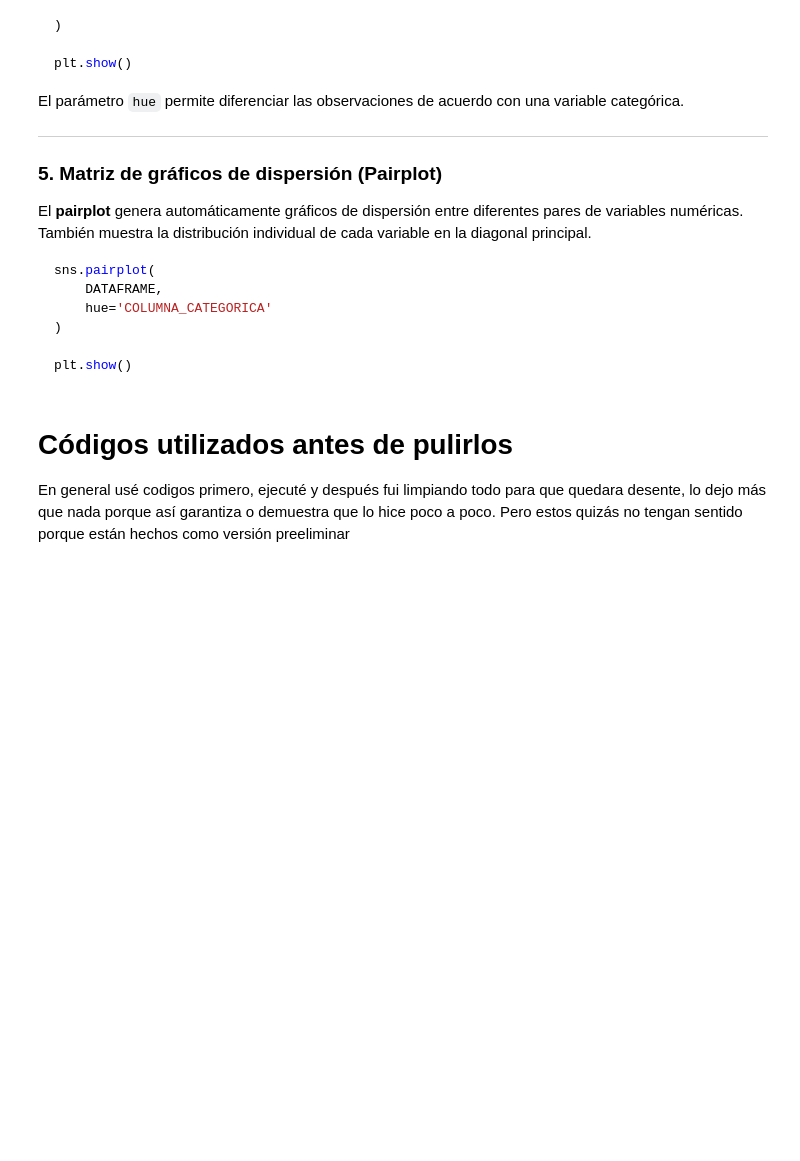
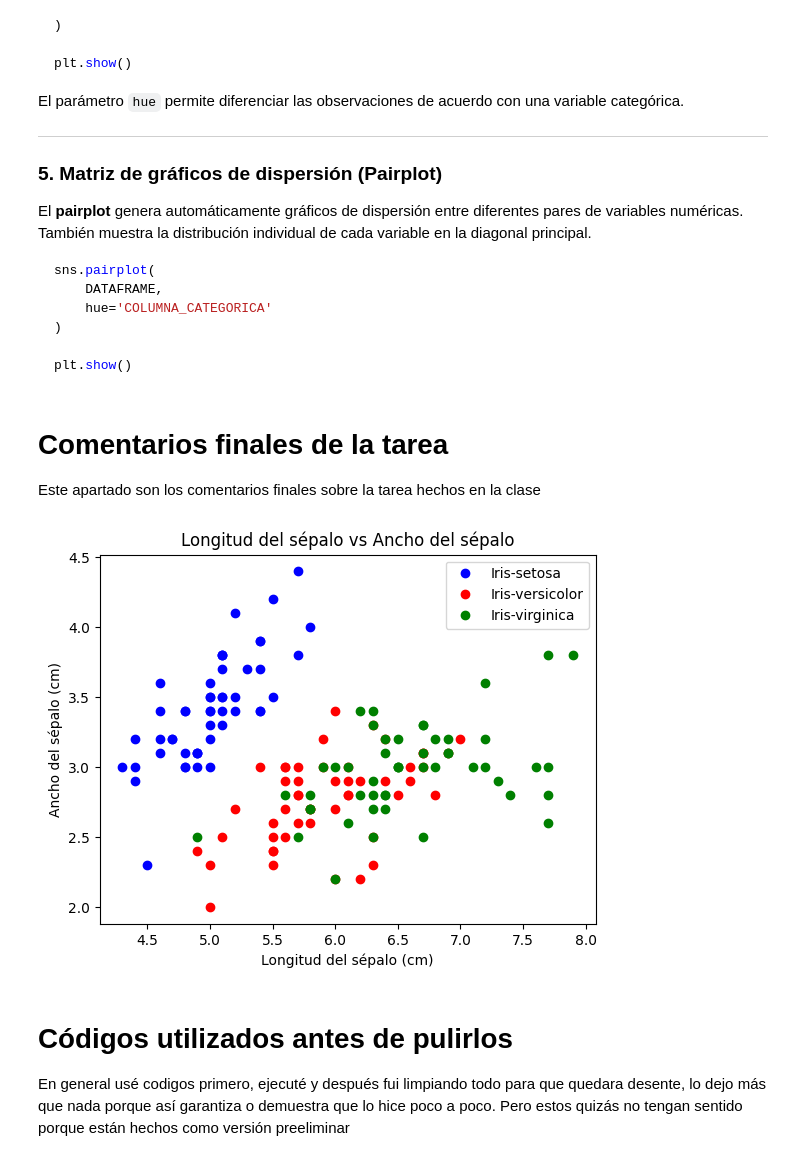
Before and after one commit to jorgexm20-sketch/data-science-physics, a Jupyter notebook: exercises/exercise-01-iris-descriptive-analysis.ipynb, the cells around one changed output. Saved outputs shown, nothing was run; the diff lists cells and outputs as text; code cells hidden in the pictures; blank space fills up the shorter version.

Commit message:
Clase 04/09/2026

````diff
--- a/exercises/exercise-01-iris-descriptive-analysis.ipynb
+++ b/exercises/exercise-01-iris-descriptive-analysis.ipynb
@@ -447,6 +447,18 @@ sns.pairplot(
 
 plt.show()
 ```
+# %% [markdown]
+# Comentarios finales de la tarea
+Este apartado son los comentarios finales sobre la tarea hechos en la clase
+# %%
+for i in range(3):
+    plt.plot(longitud_sepalo[i], ancho_sepalo[i], 'o', color = colores[i], label = iris_type[i])
+    plt.title("Longitud del sépalo vs Ancho del sépalo")
+    plt.xlabel("Longitud del sépalo (cm)")
+    plt.ylabel("Ancho del sépalo (cm)")
+    plt.legend(loc = "best")
+# %% [output]
+[figure, added]
 # %% [markdown]
 # Códigos utilizados antes de pulirlos
 En general usé codigos primero, ejecuté y después fui limpiando todo para que quedara desente, lo dejo más que nada porque así garantiza o demuestra que lo hice poco a poco. Pero estos quizás no tengan sentido porque están hechos como versión preeliminar
````
Also changed, not shown: 3 other files.
